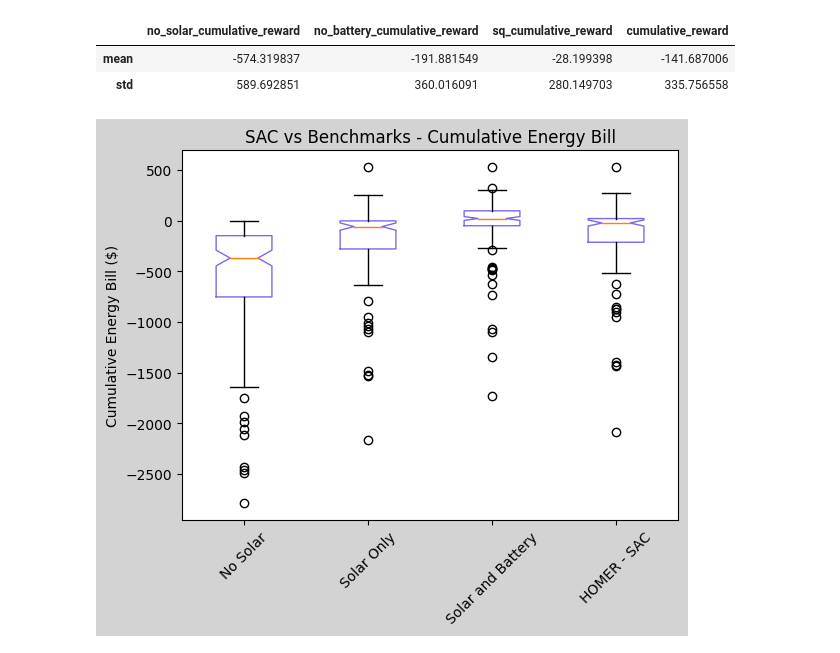
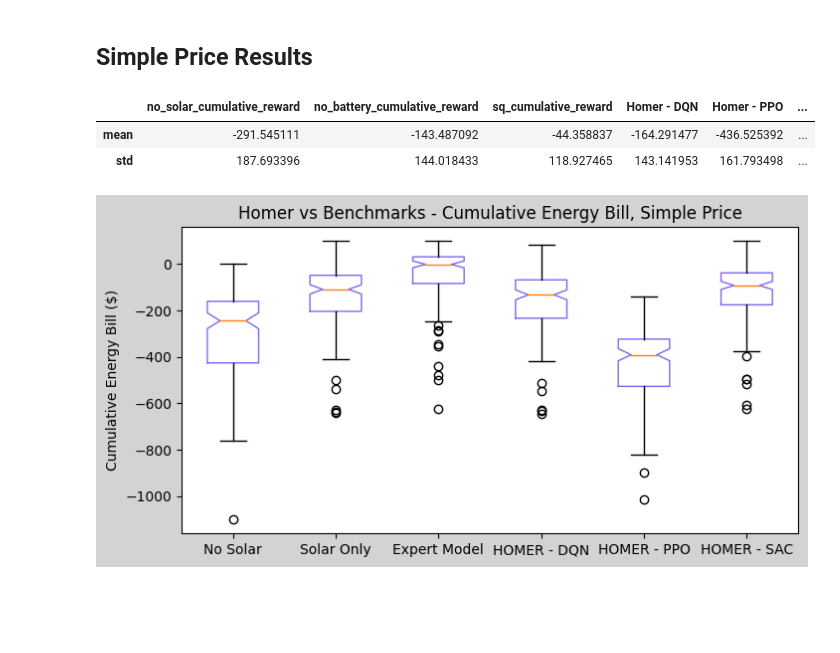
Before and after one commit to bcormier1/home-energy-optimizer, a Jupyter notebook: experiments/plot summary.ipynb, the cells around one changed output. Cells and saved outputs as stored; diff of their text form; code cells hidden in the pictures; blank space fills up the shorter version.

```diff
--- a/experiments/plot summary.ipynb
+++ b/experiments/plot summary.ipynb
@@ -63,19 +40,45 @@ def process_local_data(algo):
+# %% [markdown]
+## Simple Price Results
 # %%
-ts = "221129-205149"
+ts = "221203-140125"
+algo =  'rainbow'
+
+df, agg_df, labels, cols2 = process_data(ts, algo, 'simple')
+df['Homer - DQN'] = df['cumulative_reward']
+agg_df
+
+ts = "221204-183143"
+algo =  'ppo'
+
+df_ppo, agg_df_ppo, labels_ppo, cols2_ppo = process_data(ts, algo, 'simple')
+df_ppo['Homer - PPO'] = df_ppo['cumulative_reward']
+agg_df_ppo
+
+
+ts = "221204-013053"
 algo =  'sac'
 
-df, agg_df, labels, cols2 = process_data(ts, algo)
-agg_df
+df_sac, agg_df_sac, labels_sac, cols2_sac = process_data(ts, algo, 'simple')
+df_sac['Homer - SAC'] = df_sac['cumulative_reward']
+
+s1 = pd.merge(df, df_ppo[['device_id','Homer - PPO']], how='left')
+simple = pd.merge(s1, df_sac[['device_id','Homer - SAC']], how='left')
+
+cols2.append('Homer - PPO')
+cols2.append('Homer - SAC')
+labels = ['No Solar', 'Solar Only', 'Expert Model', 'HOMER - DQN', 'HOMER - PPO', 'HOMER - SAC']
+simple[['no_solar_cumulative_reward', 'no_battery_cumulative_reward', 'sq_cumulative_reward', 'Homer - DQN', 'Homer - PPO', 'Homer - SAC']].agg(['mean', 'std'])
 # %% [output]
-|  | no_solar_cumulative_reward | no_battery_cumulative_reward | sq_cumulative_reward | cumulative_reward |
-| mean | -574.319837 | -191.881549 | -28.199398 | -141.687006 |
-| std | 589.692851 | 360.016091 | 280.149703 | 335.756558 |
+|  | no_solar_cumulative_reward | no_battery_cumulative_reward | sq_cumulative_reward | Homer - DQN | Homer - PPO | ... |
+| mean | -291.545111 | -143.487092 | -44.358837 | -164.291477 | -436.525392 | ... |
+| std | 187.693396 | 144.018433 | 118.927465 | 143.141953 | 161.793498 | ... |
 # %%
-fig1, ax1 = plt.subplots()
-ax1.set_title(f'{algo.upper()} vs Benchmarks - Cumulative Energy Bill')
-ax1.boxplot(df[cols2], notch = True,boxprops=dict(color='mediumslateblue'))
-ax1.set_xticklabels(labels=labels, rotation = 45)
+fig1, ax1 = plt.subplots(figsize=(8, 4))
+ax1.set_title(f'Homer vs Benchmarks - Cumulative Energy Bill, Simple Price')
+ax1.boxplot(simple[cols2], notch = True,boxprops=dict(color='mediumslateblue'))
+ax1.set_xticklabels(labels=labels, rotation = 0)
 ax1.set_ylabel('Cumulative Energy Bill ($)')
 fig1.set_facecolor("lightgrey")
+fig1.savefig('simple_aggregated.png', format='png', dpi=150)
 # %% [output]
-[figure, old version]
+[figure, new version]
```
Also changed, not shown: parts of 29 cells of this notebook, 44 other files.
